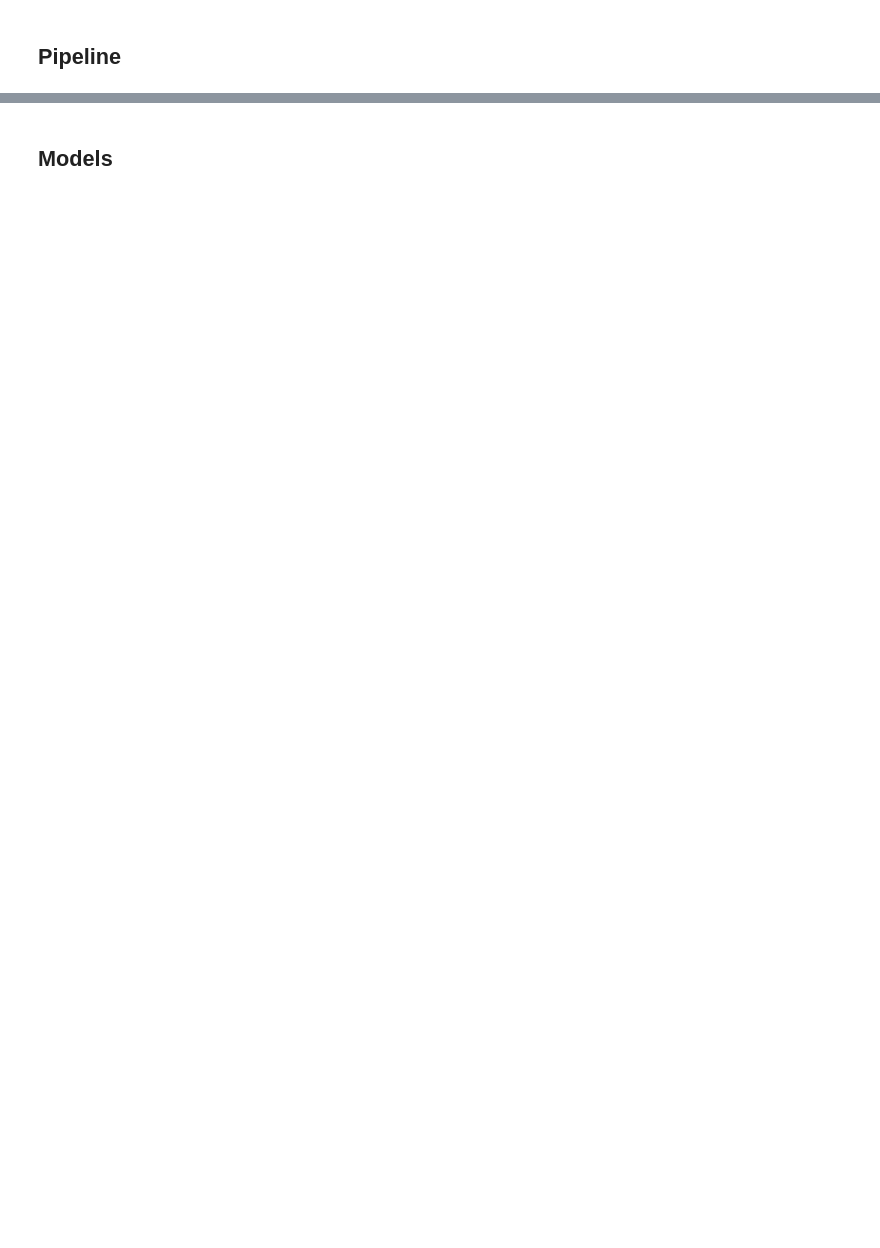
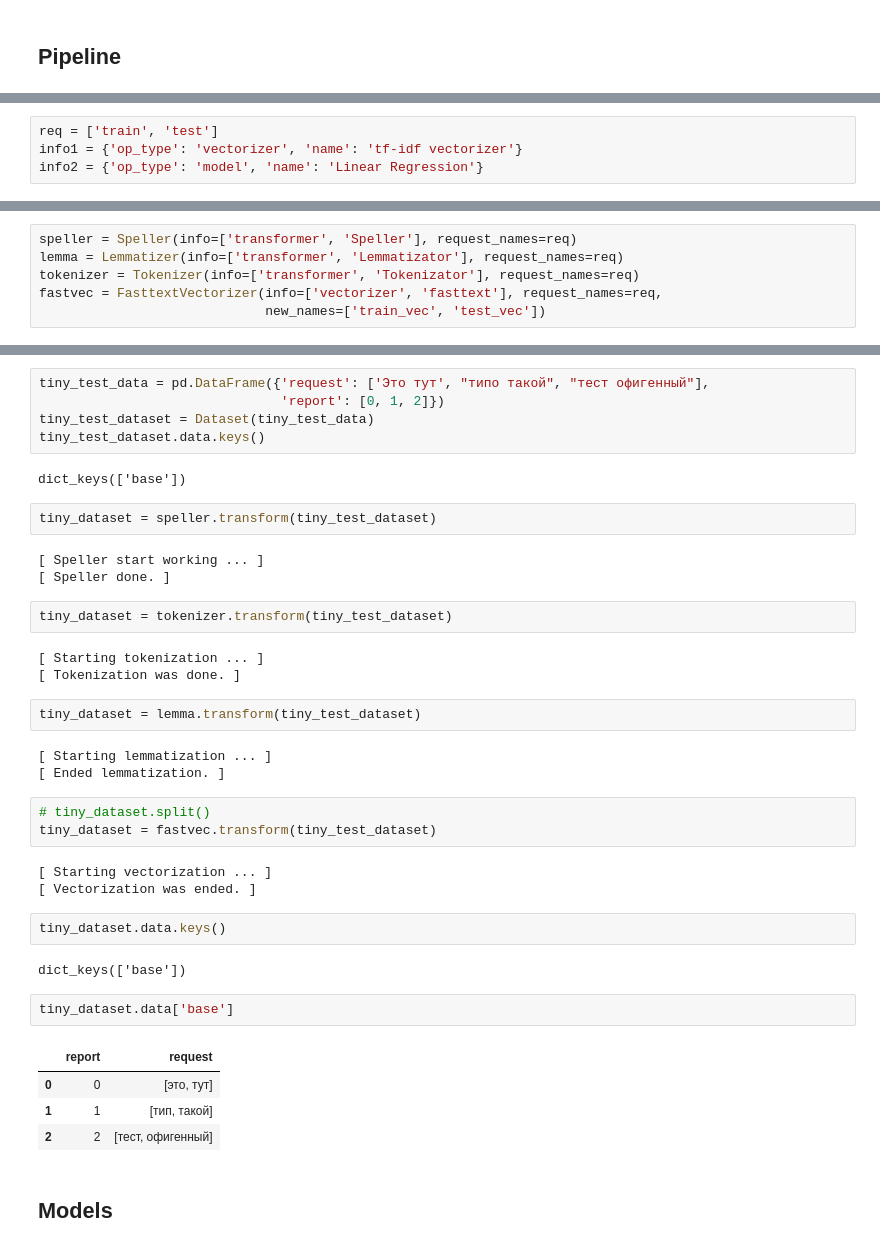
Before and after one commit to kudep/DeepBurtsev, a Jupyter notebook: Test of classes.ipynb, the cells around one changed output, grey strips where cells are left out. Cells and saved outputs as stored; diff of their text form; blank space fills up the shorter version.

```diff
--- a/Test of classes.ipynb
+++ b/Test of classes.ipynb
@@ -592,0 +776,4 @@ pipe3 = [('Tokenizer', Tokenizer()), ('Lemmatizer', Lemmatizer()), ('Vectorizer'
+# %%
+req = ['train', 'test']
+info1 = {'op_type': 'vectorizer', 'name': 'tf-idf vectorizer'}
+info2 = {'op_type': 'model', 'name': 'Linear Regression'}
@@ -592,0 +788,6 @@ pipe3 = [('Tokenizer', Tokenizer()), ('Lemmatizer', Lemmatizer()), ('Vectorizer'
+# %%
+speller = Speller(info=['transformer', 'Speller'], request_names=req)
+lemma = Lemmatizer(info=['transformer', 'Lemmatizator'], request_names=req)
+tokenizer = Tokenizer(info=['transformer', 'Tokenizator'], request_names=req)
+fastvec = FasttextVectorizer(info=['vectorizer', 'fasttext'], request_names=req,
+                             new_names=['train_vec', 'test_vec'])
@@ -613,2 +812,41 @@ dataset_.data['test'].head()
+# %%
+tiny_test_data = pd.DataFrame({'request': ['Это тут', "типо такой", "тест офигенный"],
+                               'report': [0, 1, 2]})
+tiny_test_dataset = Dataset(tiny_test_data)
+tiny_test_dataset.data.keys()
+# %% [output]
+dict_keys(['base'])
+# %%
+tiny_dataset = speller.transform(tiny_test_dataset)
+# %% [output]
+[ Speller start working ... ]
+[ Speller done. ]
+# %%
+tiny_dataset = tokenizer.transform(tiny_test_dataset)
+# %% [output]
+[ Starting tokenization ... ]
+[ Tokenization was done. ]
+# %%
+tiny_dataset = lemma.transform(tiny_test_dataset)
+# %% [output]
+[ Starting lemmatization ... ]
+[ Ended lemmatization. ]
+# %%
+# tiny_dataset.split()
+tiny_dataset = fastvec.transform(tiny_test_dataset)
+# %% [output]
+[ Starting vectorization ... ]
+[ Vectorization was ended. ]
+# %%
+tiny_dataset.data.keys()
+# %% [output]
+dict_keys(['base'])
+# %%
+tiny_dataset.data['base']
+# %% [output]
+|  | report | request |
+| 0 | 0 | [это, тут] |
+| 1 | 1 | [тип, такой] |
+| 2 | 2 | [тест, офигенный] |
 # %% [markdown]
 ## Models
```
Also changed, not shown: parts of 36 cells of this notebook.
